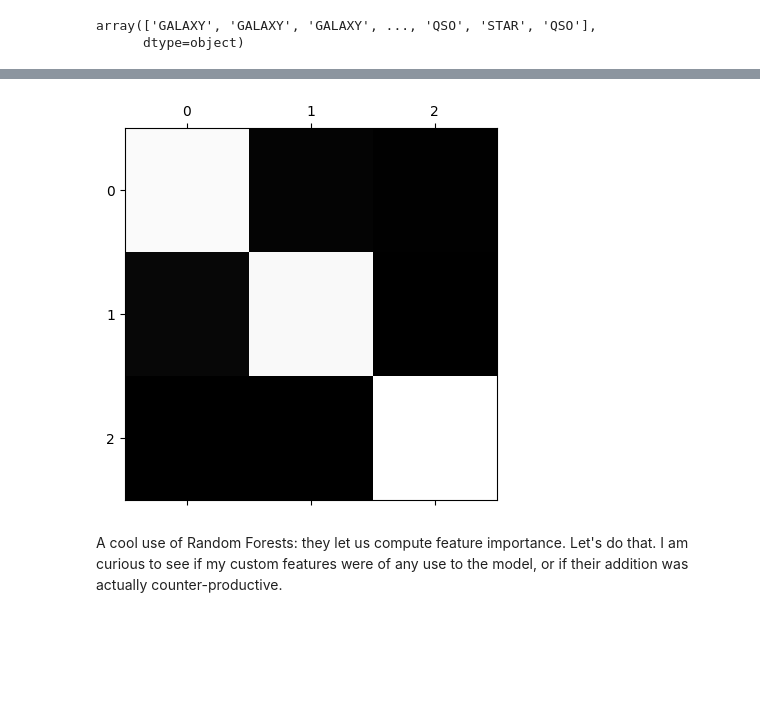
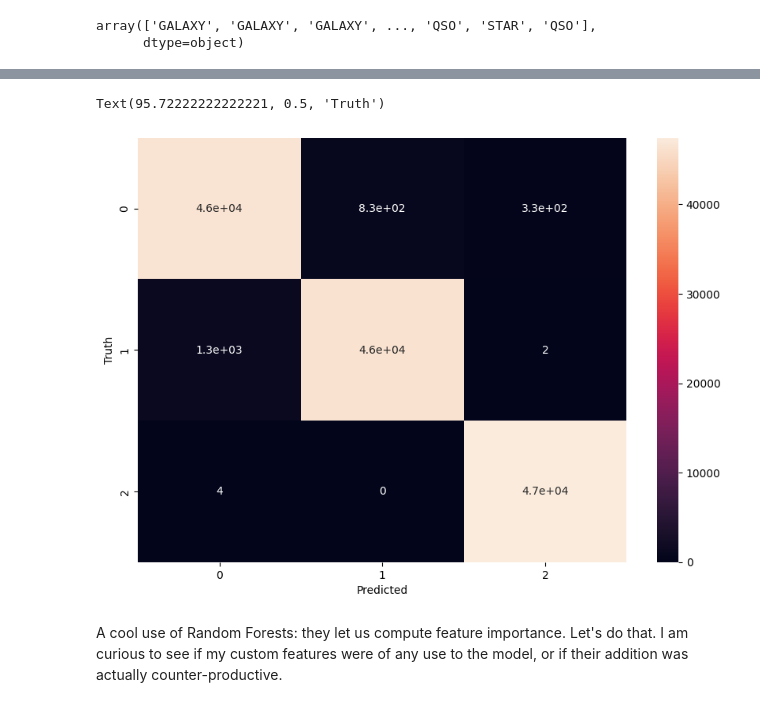
Before and after one commit to MetaphysicalSploumsky/Stellar-Classification, a Jupyter notebook: stellar-classification-problem-kaggle.ipynb, the cells around one changed output, grey strips where cells are left out. Drawn from its saved outputs; the diff is of its cells as text; code cells hidden in the pictures; blank space fills up the shorter version.

```diff
--- a/stellar-classification-problem-kaggle.ipynb
+++ b/stellar-classification-problem-kaggle.ipynb
@@ -462,8 +462,11 @@ array([[46479,   837,   323],
-# %%
-plt.matshow(matrix, cmap=plt.cm.gray)
-plt.show() # What you would expect to see for a high-accuracy model
-# %% [output]
-[figure, removed]
+# %%
+plt.figure(figsize = (10,7))
+sns.heatmap(matrix, annot=True)
+plt.xlabel('Predicted')
+plt.ylabel('Truth')
+# %% [output]
+Text(95.72222222222221, 0.5, 'Truth')
+[figure, added]
 # %% [markdown]
 A cool use of Random Forests: they let us compute feature importance. Let's do that. I am curious to see if my custom features were of any use to the model, or if their addition was actually counter-productive.
 # %%
```
Also changed, not shown: parts of 9 cells of this notebook.
